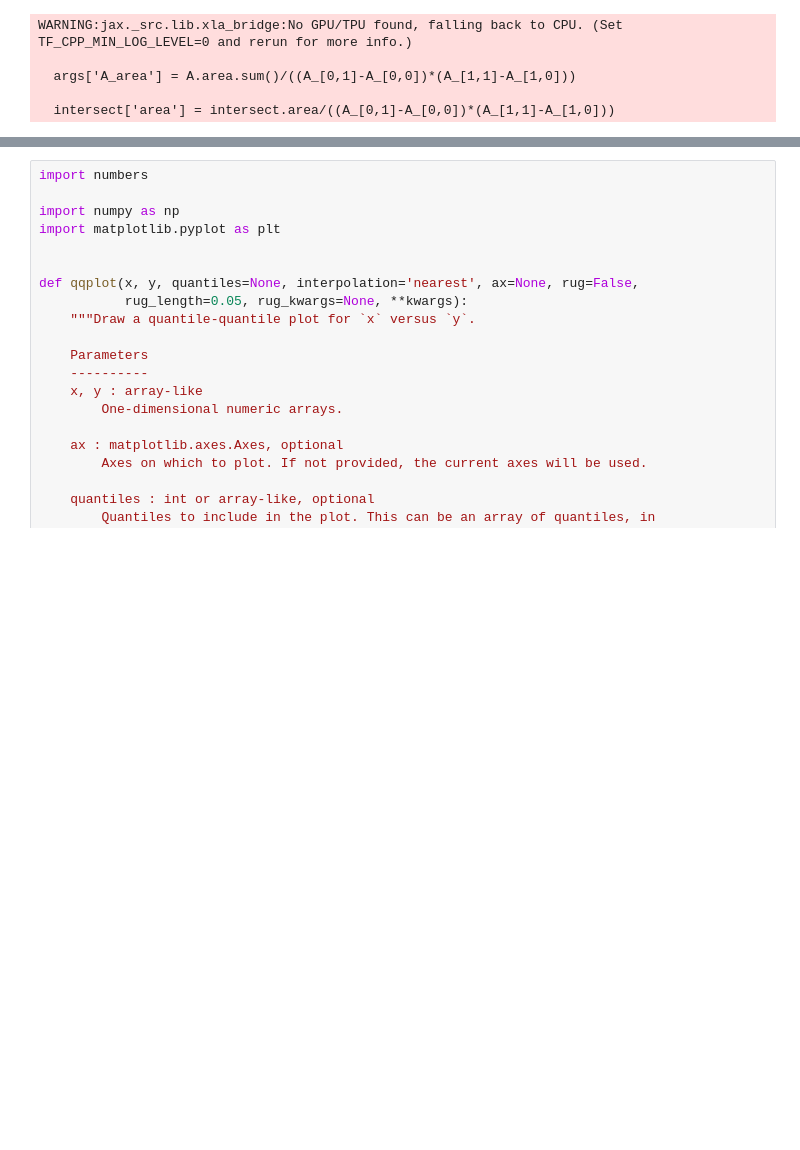
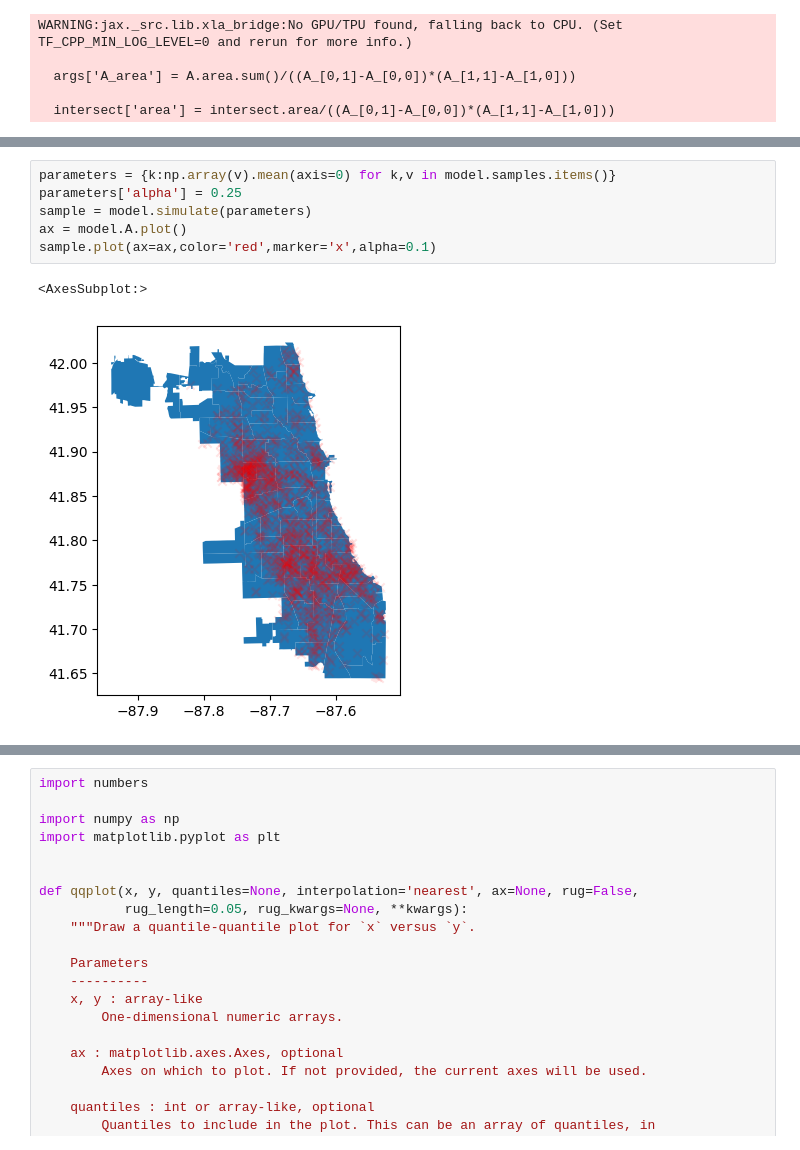
Before and after one commit to imanring/BSTPP, a Jupyter notebook: Simulation.ipynb, the cells around one changed output, grey strips where cells are left out. Saved outputs shown, nothing was run; the diff lists cells and outputs as text; blank space fills up the shorter version.

Commit message:
Updated Simulation Parameter Specification

```diff
--- a/Simulation.ipynb
+++ b/Simulation.ipynb
@@ -34,3 +34,12 @@ sample.plot(ax=ax,color='red',marker='x',alpha=0.1)
+# %%
+parameters = {k:np.array(v).mean(axis=0) for k,v in model.samples.items()}
+parameters['alpha'] = 0.25
+sample = model.simulate(parameters)
+ax = model.A.plot()
+sample.plot(ax=ax,color='red',marker='x',alpha=0.1)
+# %% [output]
+<AxesSubplot:>
+[figure, added]
 # %%
 model = LGCP_Model(data['events_2022'],
                      data['boundaries'],
```
Also changed, not shown: parts of 5 cells of this notebook, 1 other file.
